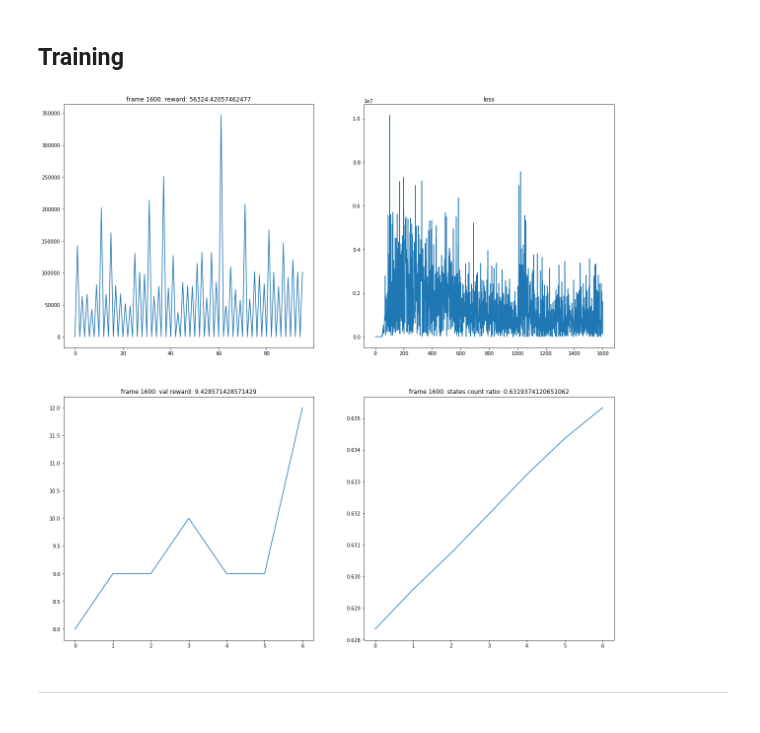
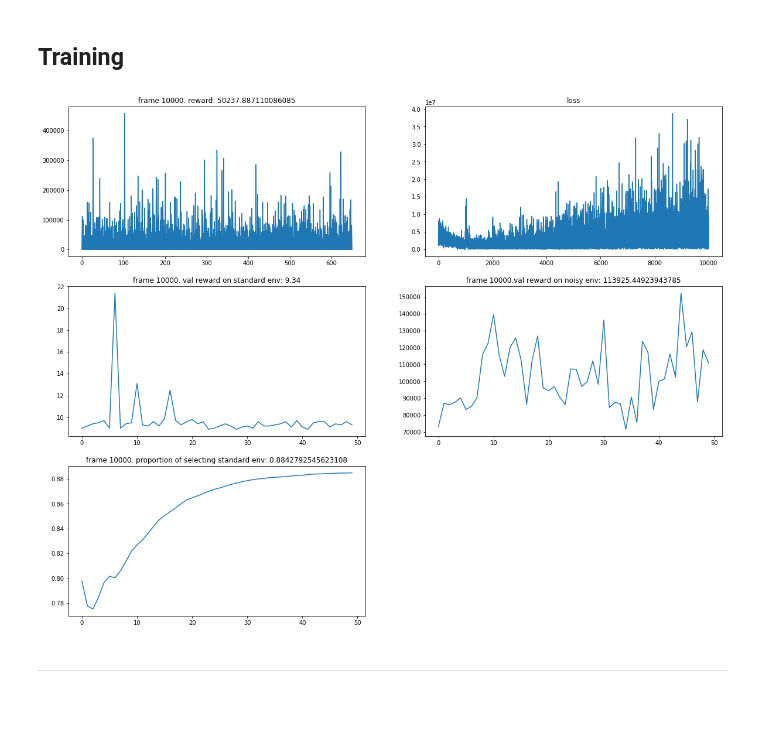
Before and after one commit to behzadhaghgoo/cs379c-project, a Jupyter notebook: 4.prioritized dqn.ipynb, the cells around one changed output. Saved outputs shown, nothing was run; the diff lists cells and outputs as text; code cells hidden in the pictures.

```diff
--- a/4.prioritized dqn.ipynb
+++ b/4.prioritized dqn.ipynb
@@ -18,6 +18,8 @@ print(torch.__version__)
 from IPython.display import clear_output
 import matplotlib.pyplot as plt
 %matplotlib inline
+
+plt.rcParams.update({'font.size': 12})
 # %% [markdown]
 <h3>Use Cuda</h3>
 # %%
@@ -196,20 +194,23 @@ def compute_td_loss(batch_size, beta):
 
     return loss
 # %%
-def plot(frame_idx, rewards, losses, val_rewards, states_count_ratios):
+def plot(frame_idx, rewards, losses, standard_val_rewards, noisy_val_rewards, states_count_ratios):
     clear_output(True)
-    plt.figure(figsize=(20,20))
-    plt.subplot(221)
+    plt.figure(figsize=(20,16))
+    plt.subplot(321)
     plt.title('frame %s. reward: %s' % (frame_idx, np.mean(rewards[-10:])))
     plt.plot(rewards)
-    plt.subplot(222)
+    plt.subplot(322)
     plt.title('loss')
     plt.plot(losses)
-    plt.subplot(223)
-    plt.title('frame %s. val reward: %s' % (frame_idx, np.mean(val_rewards[-10:])))
-    plt.plot(val_rewards)
-    plt.subplot(224)
-    plt.title('frame %s. states count ratio: %s' % (frame_idx, np.mean(states_count_ratios[-10:])))
+    plt.subplot(323)
+    plt.title('frame %s. val reward on standard env: %s' % (frame_idx, np.mean(standard_val_rewards[-10:])))
+    plt.plot(standard_val_rewards)
+    plt.subplot(324)
+    plt.title('frame %s.val reward on noisy env: %s' % (frame_idx, np.mean(noisy_val_rewards[-10:])))
+    plt.plot(noisy_val_rewards)
+    plt.subplot(325)
+    plt.title('frame %s. proportion of selecting standard env: %s' % (frame_idx, np.mean(states_count_ratios[-10:])))
     plt.plot(states_count_ratios)
     plt.show()
 # %% [markdown]
@@ -242,7 +255,8 @@ gamma      = 0.99
 
 losses = []
 all_rewards = []
-validation_rewards = []
+standard_val_rewards = []
+noisy_val_rewards = []
 states_count_ratios = []
 episode_reward = 0
 
@@ -250,45 +264,51 @@ noisyGame = False
 state = env.reset()
 state = np.append(state, float(noisyGame))
 
+# Probability of action being random in noisy state
 eps = .8
+
 for frame_idx in range(1, num_frames + 1):
     epsilon = epsilon_by_frame(frame_idx)
     original_action = current_model.act(state, epsilon)
+
+    # If in noisy environment, make action random with probability eps
     if noisyGame and random.uniform(0,1) < eps:
         actual_action = random.randint(0, 1)
     else:
         actual_action = original_action
     next_state, reward, done, _ = env.step(actual_action)
+
+    # If in noisy environment, make reward completely random
     if noisyGame:
         reward += random.uniform(0, 10000)
     next_state = np.append(next_state, float(noisyGame))
     replay_buffer.push(state, original_action, reward, next_state, done)
 
     state = next_state
     episode_reward += reward
 
     if done:
         noisyGame = 1-noisyGame
         state = env.reset()
         state = np.append(state, float(noisyGame))
         all_rewards.append(episode_reward)
         episode_reward = 0
-        #print("states count: {}".format(replay_buffer.states_count))
 
     if len(replay_buffer) > batch_size:
         beta = beta_by_frame(frame_idx)
         loss = compute_td_loss(batch_size, beta)
         losses.append(loss.data.tolist())
 
     if frame_idx % 200 == 0:
-        plot(frame_idx, all_rewards, losses, validation_rewards, states_count_ratios)
-        validation_rewards.append(test())
+        standard_val_rewards.append(test(False, eps))
+        noisy_val_rewards.append(test(True, eps))
         states_count_ratios.append(float(replay_buffer.states_count[1]) / (float(replay_buffer.states_count[1])  + float(replay_buffer.states_count[0])))
+        plot(frame_idx, all_rewards, losses, standard_val_rewards, noisy_val_rewards, states_count_ratios)
 
     if frame_idx % 1000 == 0:
         update_target(current_model, target_model)
 # %% [output]
-[figure, old version]
+[figure, new version]
 # %% [markdown]
 <p><hr></p>
 # %% [markdown]
```
Also changed, not shown: parts of 2 cells of this notebook.
